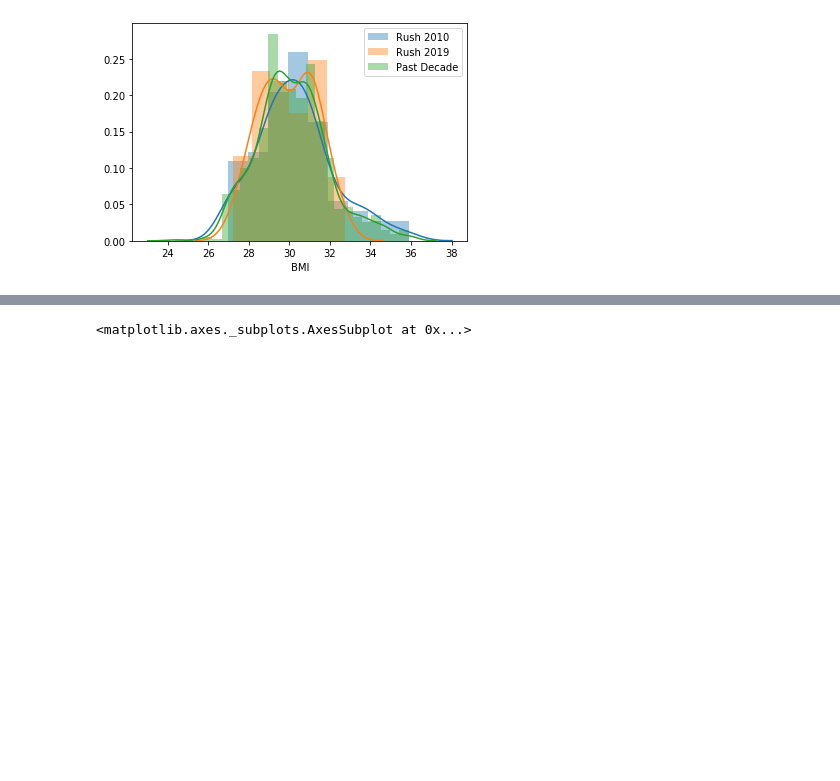
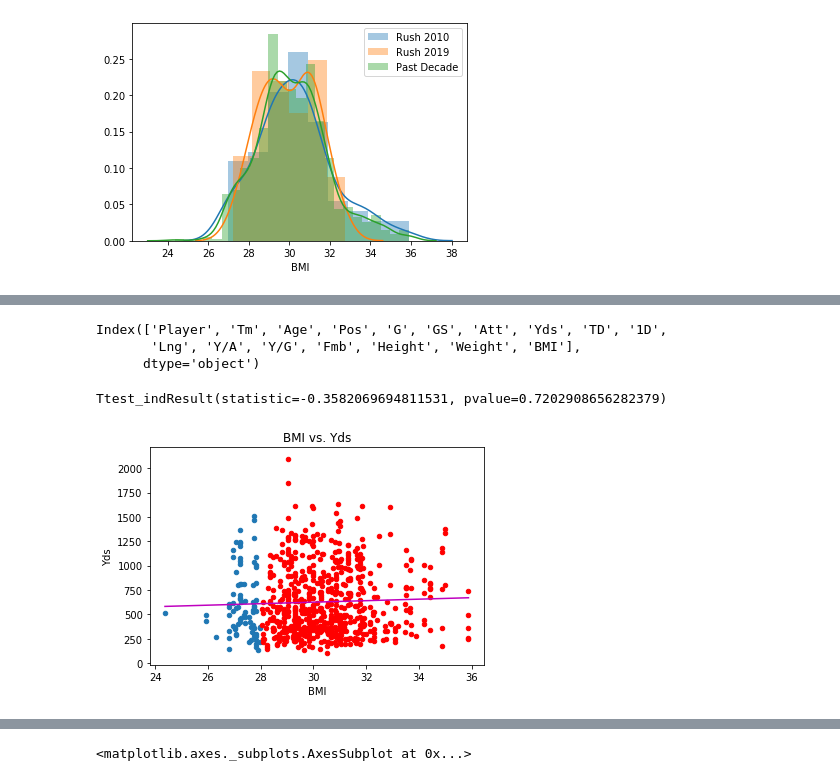
Before and after one commit to shaikh23/Nfl-Analysis, a Jupyter notebook: Rushing.ipynb, the cells around one changed output, grey strips where cells are left out. Saved outputs shown, nothing was run; the diff lists cells and outputs as text; code cells hidden in the pictures; blank space fills up the shorter version.

Commit message:
overall graphs

```diff
--- a/Rushing.ipynb
+++ b/Rushing.ipynb
@@ -101 +101,24 @@ Ttest_indResult(statistic=-13.071472879994339, pvalue=2.4252426917019184e-26)
 [figure]
+# %%
+def plot_sig(df, trait, cutoff, perf_metric, ax=None):
+    ax = df[df[trait]<=cutoff].plot.scatter(trait, perf_metric, ax=ax)
+    df[df[trait]>cutoff].plot.scatter(trait, perf_metric,ax=ax, c='r')
+    m, b, _,_,_=stats.linregress(df[trait],df[perf_metric])
+    x=numpy.linspace(df[trait].min(),df[trait].max(),2)
+    y=m*x +b
+    ax.plot(x,y,c='m')
+    ax.set_title(f'{trait} vs. {perf_metric}')
+    low  = df[df[trait]<=cutoff]
+    high = df[df[trait]>cutoff]
+    print(stats.ttest_ind(low[perf_metric], high[perf_metric]))
+# %%
+past_decade.columns
+# %% [output]
+Index(['Player', 'Tm', 'Age', 'Pos', 'G', 'GS', 'Att', 'Yds', 'TD', '1D',
+       'Lng', 'Y/A', 'Y/G', 'Fmb', 'Height', 'Weight', 'BMI'],
+      dtype='object')
+# %%
+plot_sig(past_decade, 'BMI', 28, 'Yds')
+# %% [output]
+Ttest_indResult(statistic=-0.3582069694811531, pvalue=0.7202908656282379)
+[figure, added]
```
Also changed, not shown: parts of 9 cells of this notebook.
